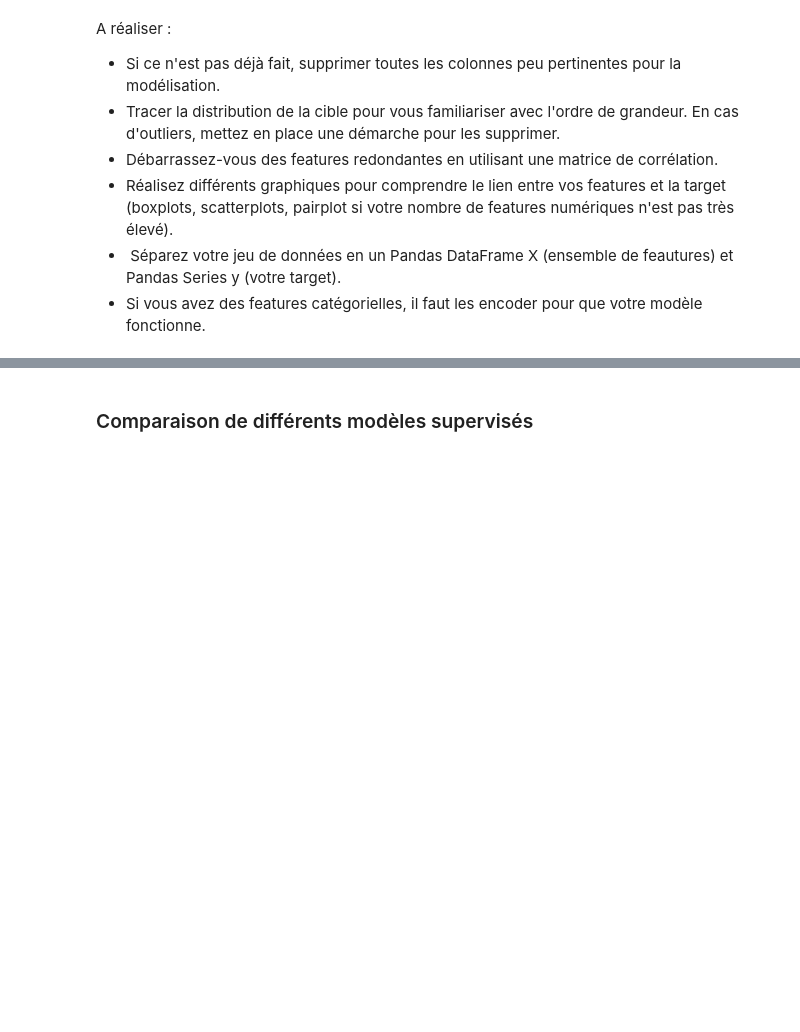
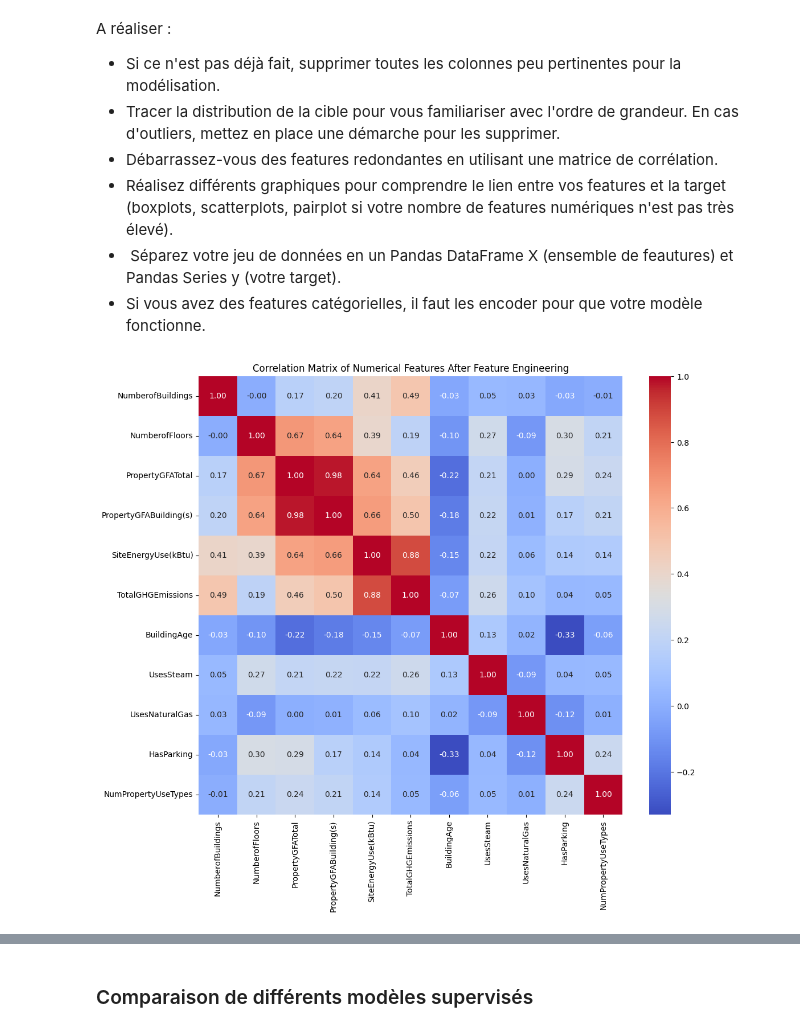
Before and after one commit to Tarek-D/P6, a Jupyter notebook: notebooks/modelistation_supervisee.ipynb, the cells around one changed output, grey strips where cells are left out. Saved outputs shown, nothing was run; the diff lists cells and outputs as text; code cells hidden in the pictures; blank space fills up the shorter version.

```diff
--- a/notebooks/modelistation_supervisee.ipynb
+++ b/notebooks/modelistation_supervisee.ipynb
@@ -262,0 +318,5 @@ A réaliser : Enrichir le jeu de données actuel avec de nouvelles features issu
+# %%
+# On ajoute un des colonnes pour indiquer si usage SteamUse(kBtu) et NaturalGas(kBtu) 0 ou 1 si usage ou non
+building_consumption['UsesSteam'] = (building_consumption['SteamUse(kBtu)'] > 0).astype(int)
+building_consumption['UsesNaturalGas'] = (building_consumption['NaturalGas(therms)'] > 0).astype(int)
+building_consumption.head()
@@ -262,0 +331,4 @@ A réaliser : Enrichir le jeu de données actuel avec de nouvelles features issu
+# %%
+# On ajoute une colonne pour la presence parking
+building_consumption['HasParking'] = (building_consumption['PropertyGFAParking'] > 0).astype(int)
+building_consumption.head()
@@ -262,0 +343,11 @@ A réaliser : Enrichir le jeu de données actuel avec de nouvelles features issu
+# %%
+# On ajoute une colonne pour indiquer le nombre ListOfAllPropertyUseTypes contient plusieurs usages (usage séparés par des , )
+# Gérer les valeurs manquantes (NaN) et les valeurs non-string
+def count_use_types(x):
+	if pd.isna(x):
+		return 0
+	parts = [p.strip() for p in str(x).split(',') if p.strip() != ""]
+	return len(parts)
+
+building_consumption['NumPropertyUseTypes'] = building_consumption['ListOfAllPropertyUseTypes'].apply(count_use_types)
+building_consumption.head()
@@ -263,3 +383,20 @@ A réaliser : Enrichir le jeu de données actuel avec de nouvelles features issu
+# %%
+# Enlever les colonnes non utilisées (ne supprimer que celles qui existent pour éviter KeyError)
+cols_to_drop = [
+    'SteamUse(kBtu)',
+    'NaturalGas (therms)',  # variante avec espace possible dans certains jeux de données
+    'ListOfAllPropertyUseTypes',
+    'PropertyGFAParking',
+    'SiteEUI(kBtu/sf)',
+    'SiteEnergyUseWN(kBtu)',
+    'Electricity(kWh)',
+    'Electricity(kBtu)',
+    'NaturalGas(therms)',
+    'NaturalGas(kBtu)'
+]
+
+# Drop only existing columns to avoid KeyError if a column name is absent
+building_consumption = building_consumption.drop(columns=[c for c in cols_to_drop if c in building_consumption.columns])
 # %% [markdown]
 ### Préparation des features pour la modélisation
 # %% [markdown]
@@ -270,3 +407,13 @@ A réaliser :
 * Réalisez différents graphiques pour comprendre le lien entre vos features et la target (boxplots, scatterplots, pairplot si votre nombre de features numériques n'est pas très élevé).
 *  Séparez votre jeu de données en un Pandas DataFrame X (ensemble de feautures) et Pandas Series y (votre target).
 * Si vous avez des features catégorielles, il faut les encoder pour que votre modèle fonctionne.
+# %%
+# Matrice de corrélation après feature engineering
+plt.figure(figsize=(12,10))
+numeric_cols = building_consumption.select_dtypes(include=['float64', 'int64']).columns
+correlation_matrix = building_consumption[numeric_cols].corr()
+sns.heatmap(correlation_matrix, annot=True, fmt=".2f", cmap='coolwarm')
+plt.title('Correlation Matrix of Numerical Features After Feature Engineering')
+plt.show()
+# %% [output]
+[figure, added]
```
Also changed, not shown: parts of 27 cells of this notebook.
